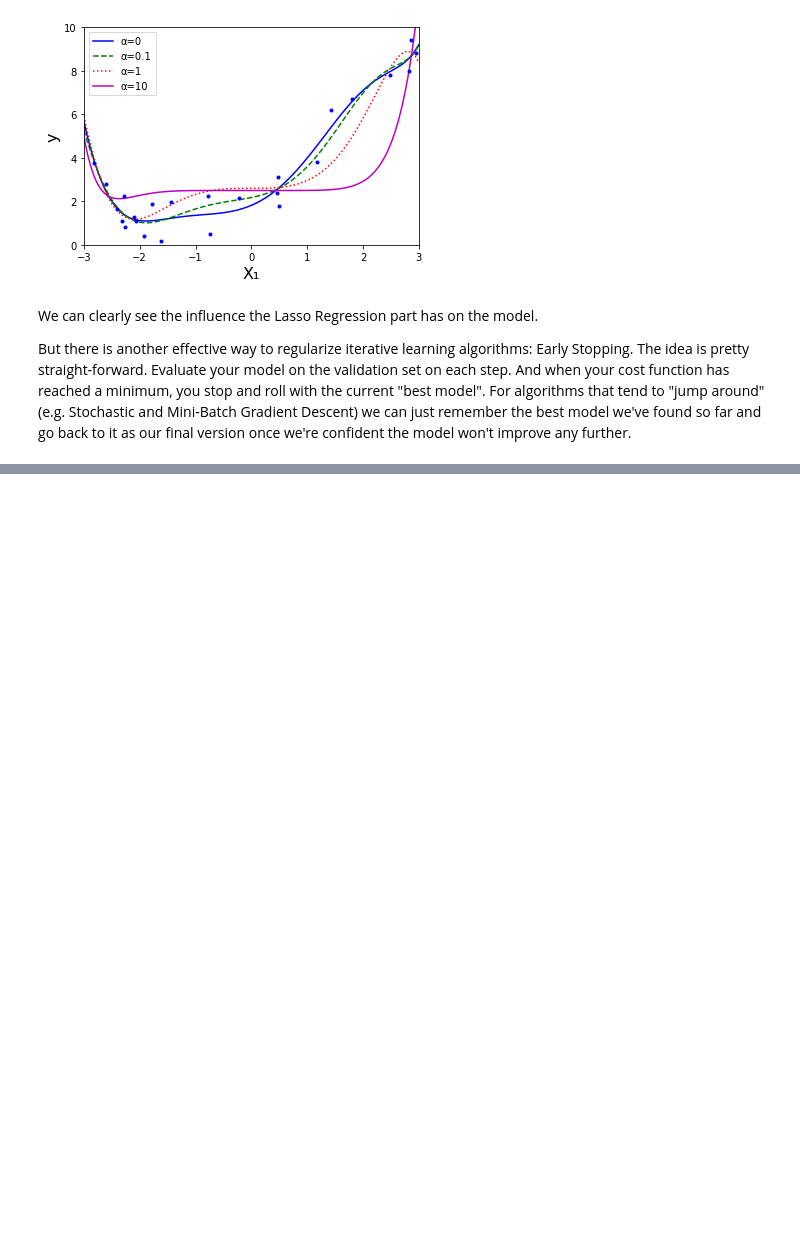
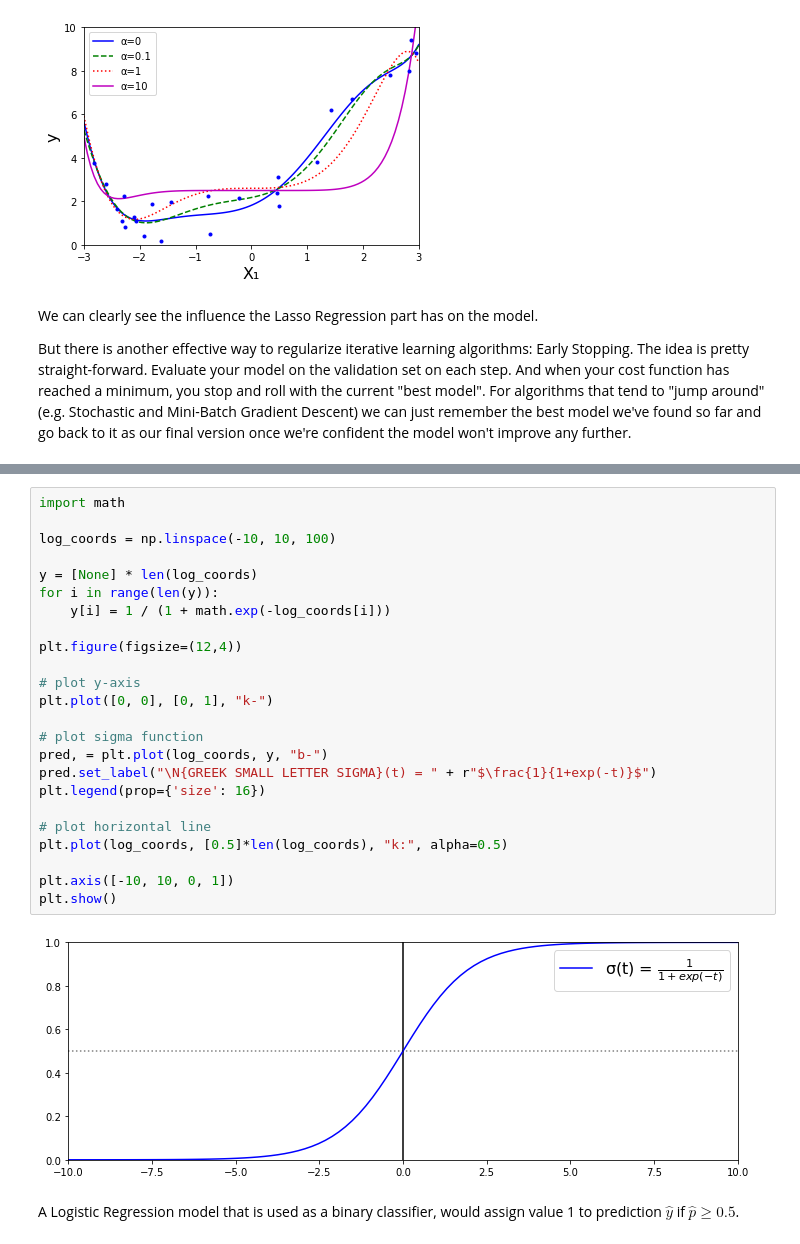
Before and after one commit to larswe/ml-shenanigans, a Jupyter notebook: Training.ipynb, the cells around one changed output, grey strips where cells are left out. Saved outputs shown, nothing was run; the diff lists cells and outputs as text; blank space fills up the shorter version.

Commit message:
Studied sigma function for Logistic Regression

```diff
--- a/Training.ipynb
+++ b/Training.ipynb
@@ -695,0 +705,28 @@ warnings.filterwarnings(action='ignore')
+# %%
+import math
+
+log_coords = np.linspace(-10, 10, 100)
+
+y = [None] * len(log_coords)
+for i in range(len(y)):
+    y[i] = 1 / (1 + math.exp(-log_coords[i]))
+
+plt.figure(figsize=(12,4))
+
+# plot y-axis
+plt.plot([0, 0], [0, 1], "k-")
+
+# plot sigma function
+pred, = plt.plot(log_coords, y, "b-")
+pred.set_label("\N{GREEK SMALL LETTER SIGMA}(t) = " + r"$\frac{1}{1+exp(-t)}$")
+plt.legend(prop={'size': 16})
+
+# plot horizontal line
+plt.plot(log_coords, [0.5]*len(log_coords), "k:", alpha=0.5)
+
+plt.axis([-10, 10, 0, 1])
+plt.show()
+# %% [output]
+[figure, added]
+# %% [markdown]
+A Logistic Regression model that is used as a binary classifier, would assign value 1 to prediction $\hat{y}$ if $\hat{p}\geq 0.5$.
```
Also changed, not shown: parts of 3 cells of this notebook.
